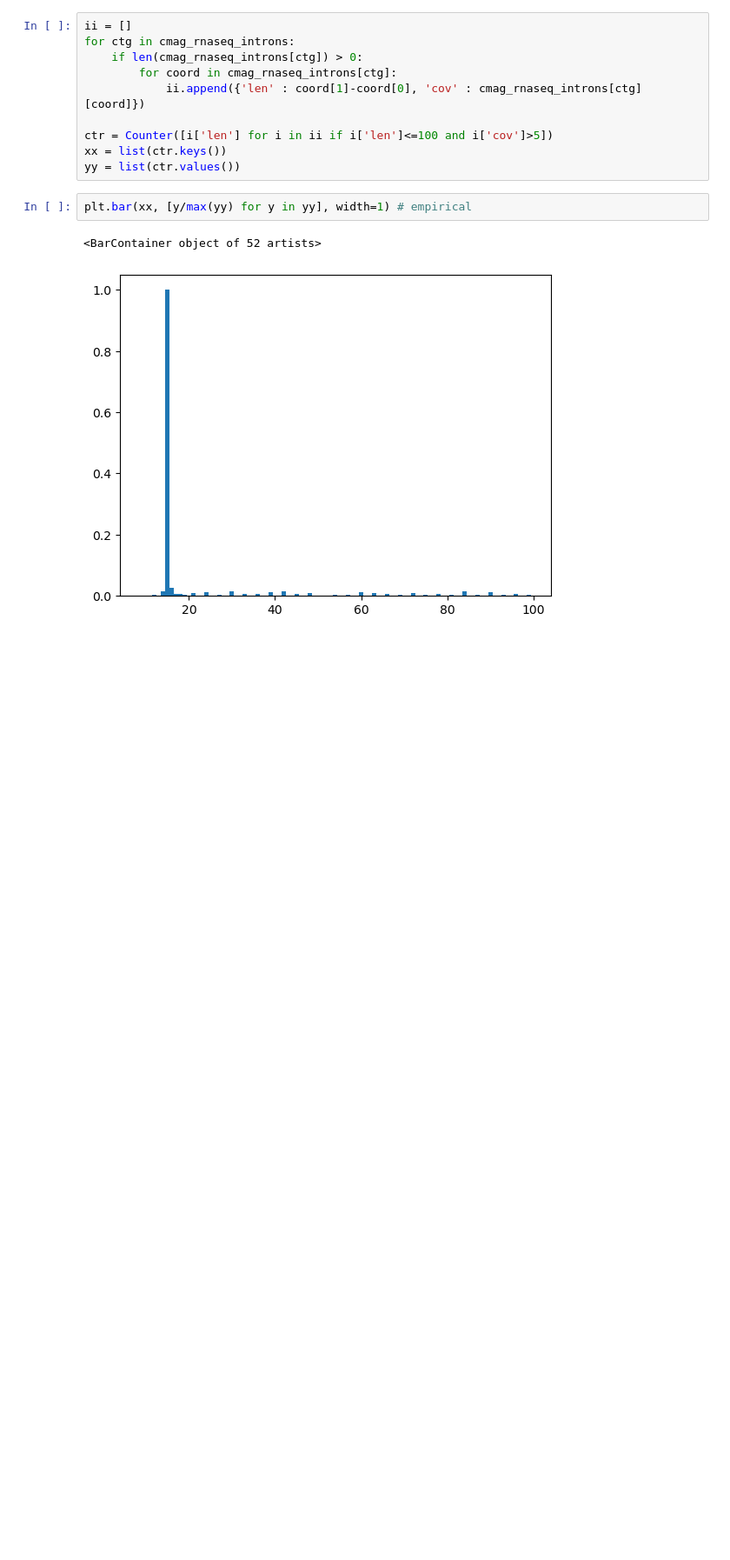
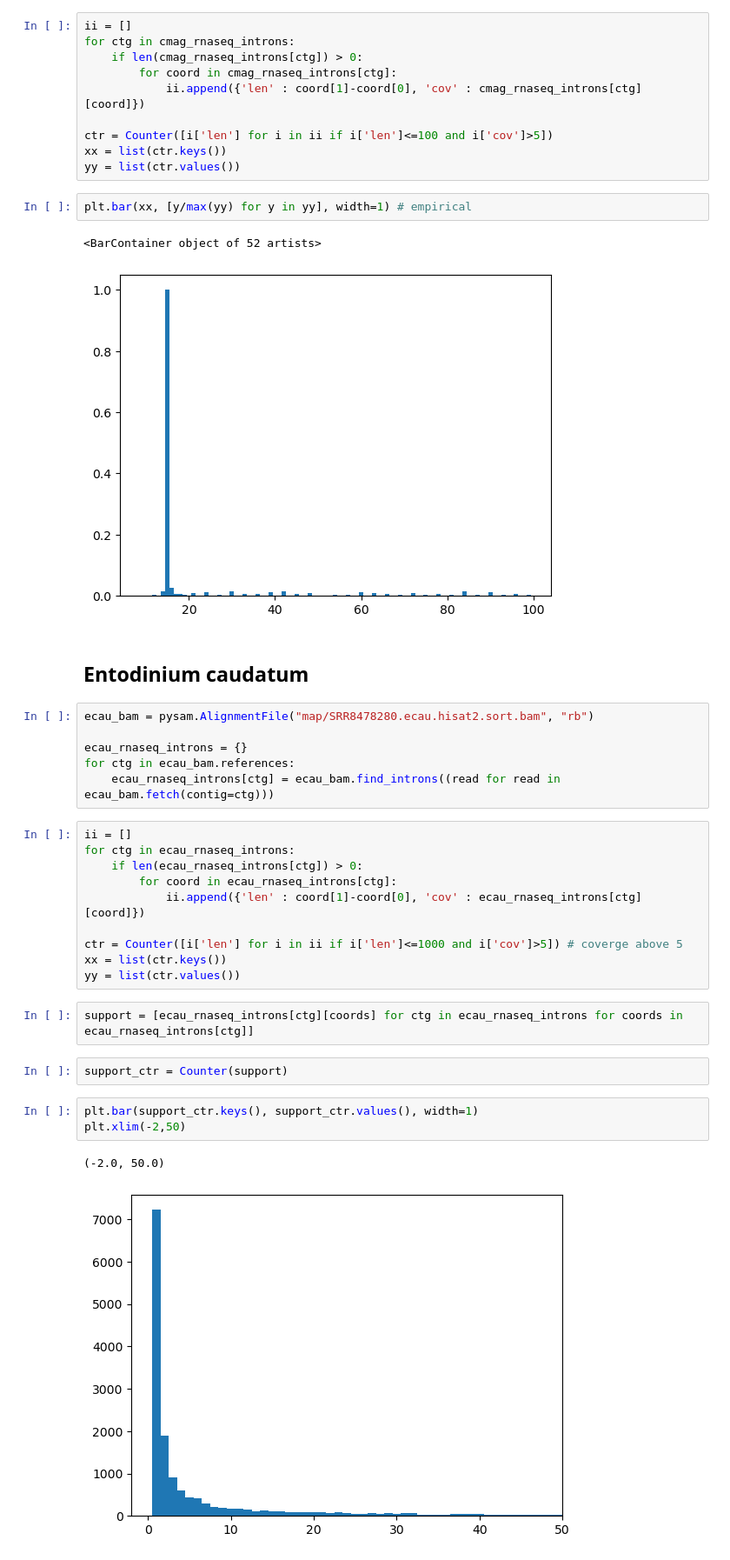
Before and after one commit to Swart-lab/ciliate-introns, a Jupyter notebook: ciliate_intron_distribution.ipynb, the cells around one changed output. Shown at 87% size. Drawn from its saved outputs; the diff is of its cells as text; blank space fills up the shorter version.

```diff
--- a/ciliate_intron_distribution.ipynb
+++ b/ciliate_intron_distribution.ipynb
@@ -270,3 +297,31 @@ plt.bar(xx, [y/max(yy) for y in yy], width=1) # empirical
 # %% [output]
 <BarContainer object of 52 artists>
 [figure]
+# %% [markdown]
+## Entodinium caudatum
+# %%
+ecau_bam = pysam.AlignmentFile("map/SRR8478280.ecau.hisat2.sort.bam", "rb")
+
+ecau_rnaseq_introns = {}
+for ctg in ecau_bam.references:
+    ecau_rnaseq_introns[ctg] = ecau_bam.find_introns((read for read in ecau_bam.fetch(contig=ctg)))
+# %%
+ii = []
+for ctg in ecau_rnaseq_introns:
+    if len(ecau_rnaseq_introns[ctg]) > 0:
+        for coord in ecau_rnaseq_introns[ctg]:
+            ii.append({'len' : coord[1]-coord[0], 'cov' : ecau_rnaseq_introns[ctg][coord]})
+
+ctr = Counter([i['len'] for i in ii if i['len']<=1000 and i['cov']>5]) # coverge above 5
+xx = list(ctr.keys())
+yy = list(ctr.values())
+# %%
+support = [ecau_rnaseq_introns[ctg][coords] for ctg in ecau_rnaseq_introns for coords in ecau_rnaseq_introns[ctg]]
+# %%
+support_ctr = Counter(support)
+# %%
+plt.bar(support_ctr.keys(), support_ctr.values(), width=1)
+plt.xlim(-2,50)
+# %% [output]
+(-2.0, 50.0)
+[figure, added]
```
Also changed, not shown: parts of 15 cells of this notebook.
